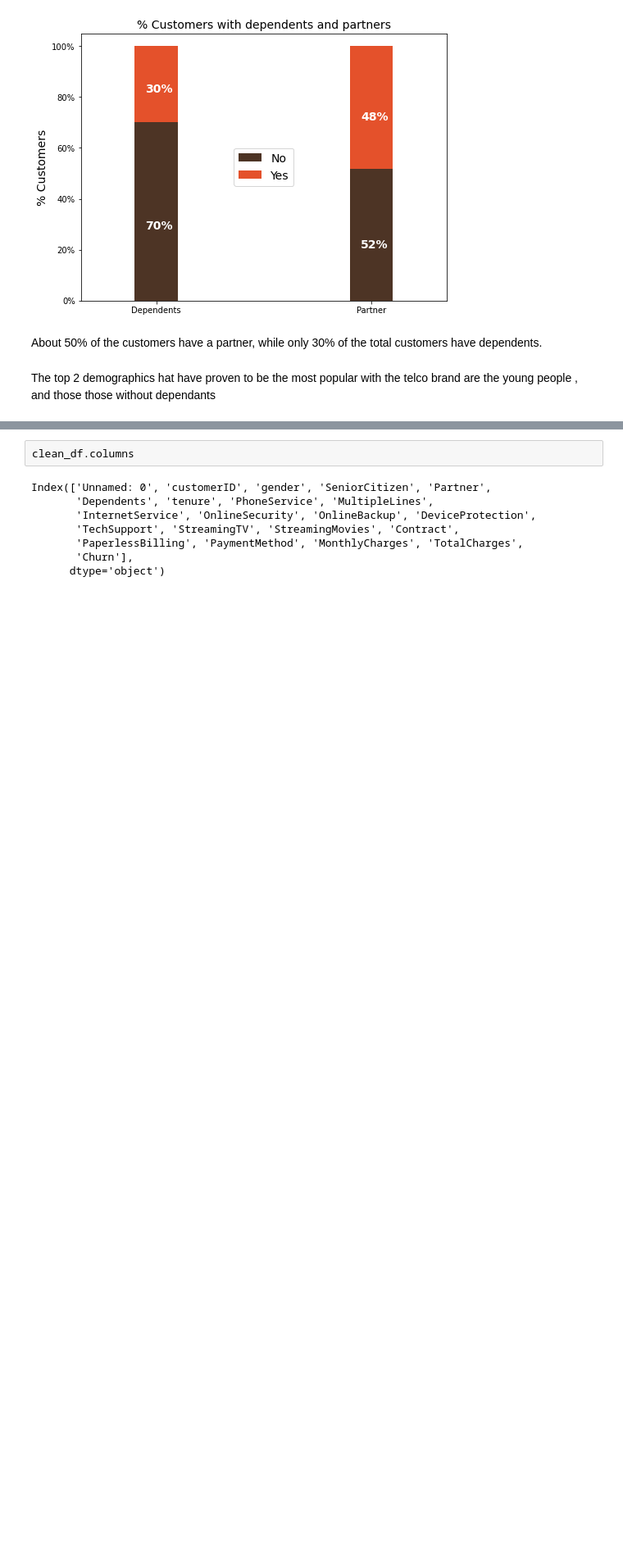
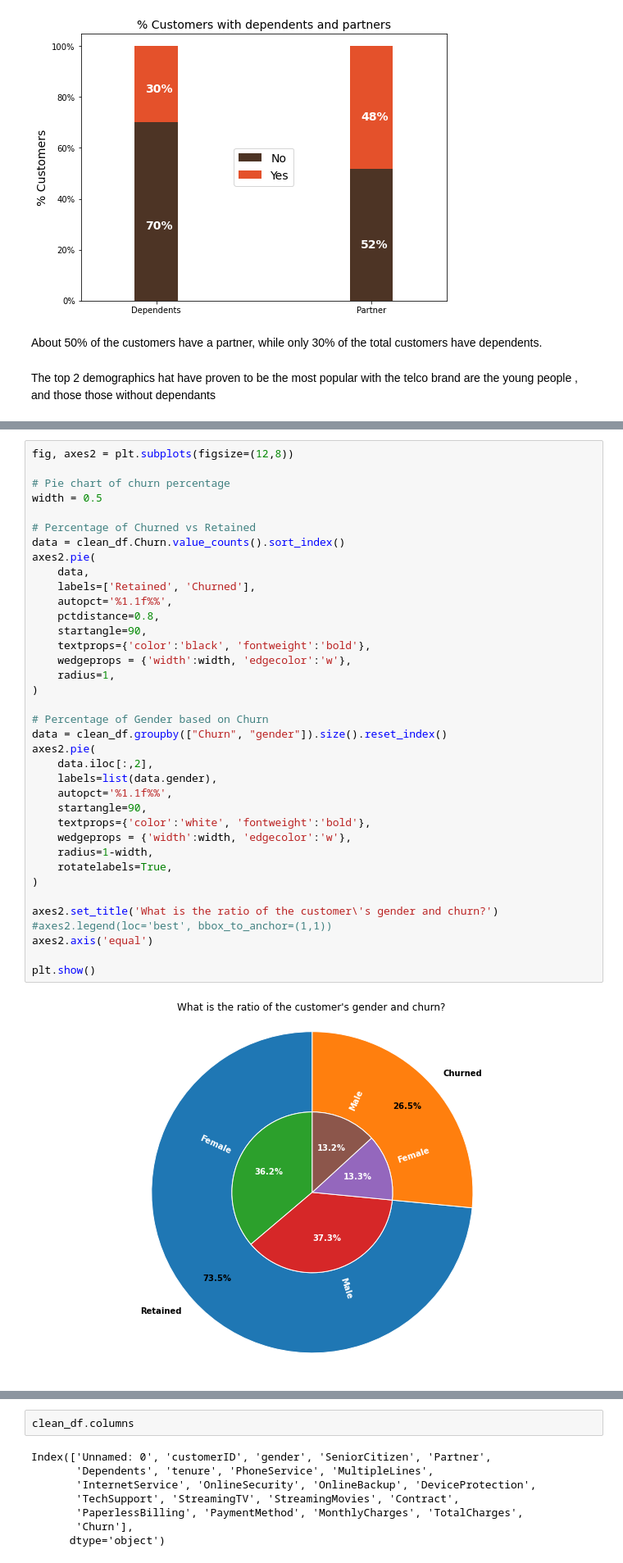
Before and after one commit to aliceotieno/ADS-Assignment-4, a Jupyter notebook: Telco Customer Churn.ipynb, the cells around one changed output, grey strips where cells are left out. Shown at 82% size. Drawn from its saved outputs; the diff is of its cells as text; blank space fills up the shorter version.

```diff
--- a/Telco Customer Churn.ipynb
+++ b/Telco Customer Churn.ipynb
@@ -229,0 +235,39 @@ About 50% of the customers have a partner, while only 30% of the total customers
+# %%
+fig, axes2 = plt.subplots(figsize=(12,8))
+
+# Pie chart of churn percentage
+width = 0.5
+
+# Percentage of Churned vs Retained
+data = clean_df.Churn.value_counts().sort_index()
+axes2.pie(
+    data,
+    labels=['Retained', 'Churned'],
+    autopct='%1.1f%%',
+    pctdistance=0.8,
+    startangle=90,
+    textprops={'color':'black', 'fontweight':'bold'},
+    wedgeprops = {'width':width, 'edgecolor':'w'},
+    radius=1,
+)
+
+# Percentage of Gender based on Churn
+data = clean_df.groupby(["Churn", "gender"]).size().reset_index()
+axes2.pie(
+    data.iloc[:,2],
+    labels=list(data.gender),
+    autopct='%1.1f%%',
+    startangle=90,
+    textprops={'color':'white', 'fontweight':'bold'},
+    wedgeprops = {'width':width, 'edgecolor':'w'},
+    radius=1-width,
+    rotatelabels=True,
+)
+
+axes2.set_title('What is the ratio of the customer\'s gender and churn?')
+#axes2.legend(loc='best', bbox_to_anchor=(1,1))
+axes2.axis('equal')
+
+plt.show()
+# %% [output]
+[figure, added]
```
Also changed, not shown: parts of 31 cells of this notebook.
